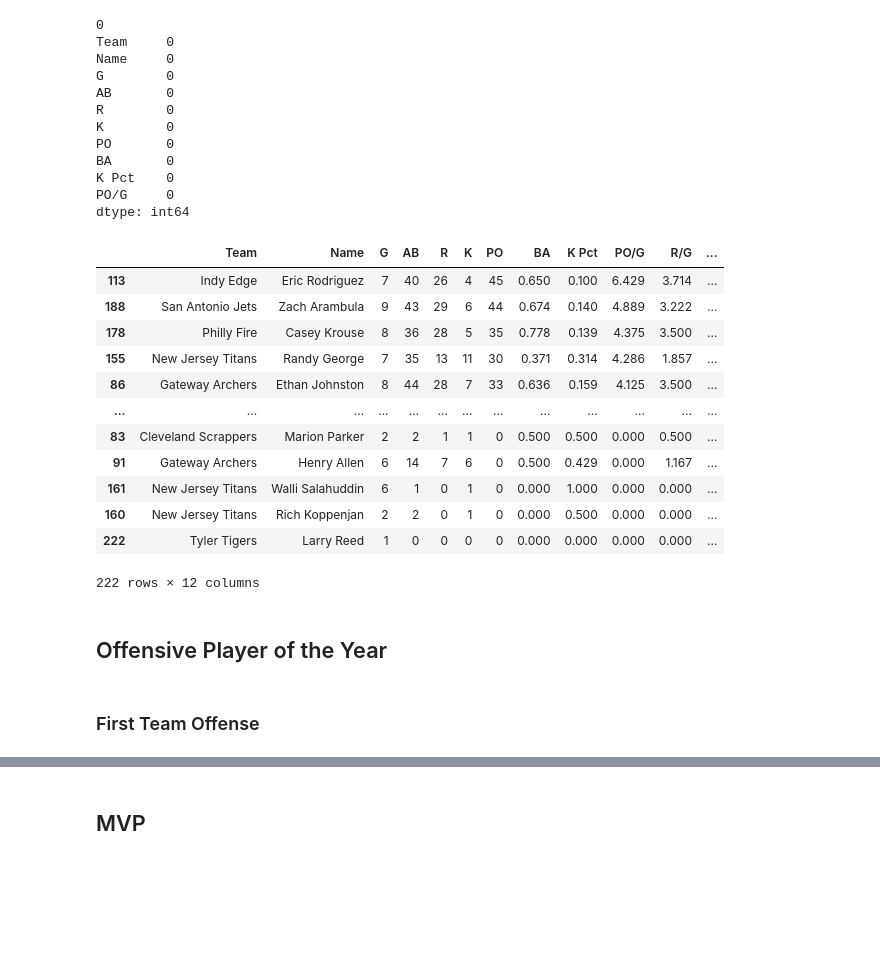
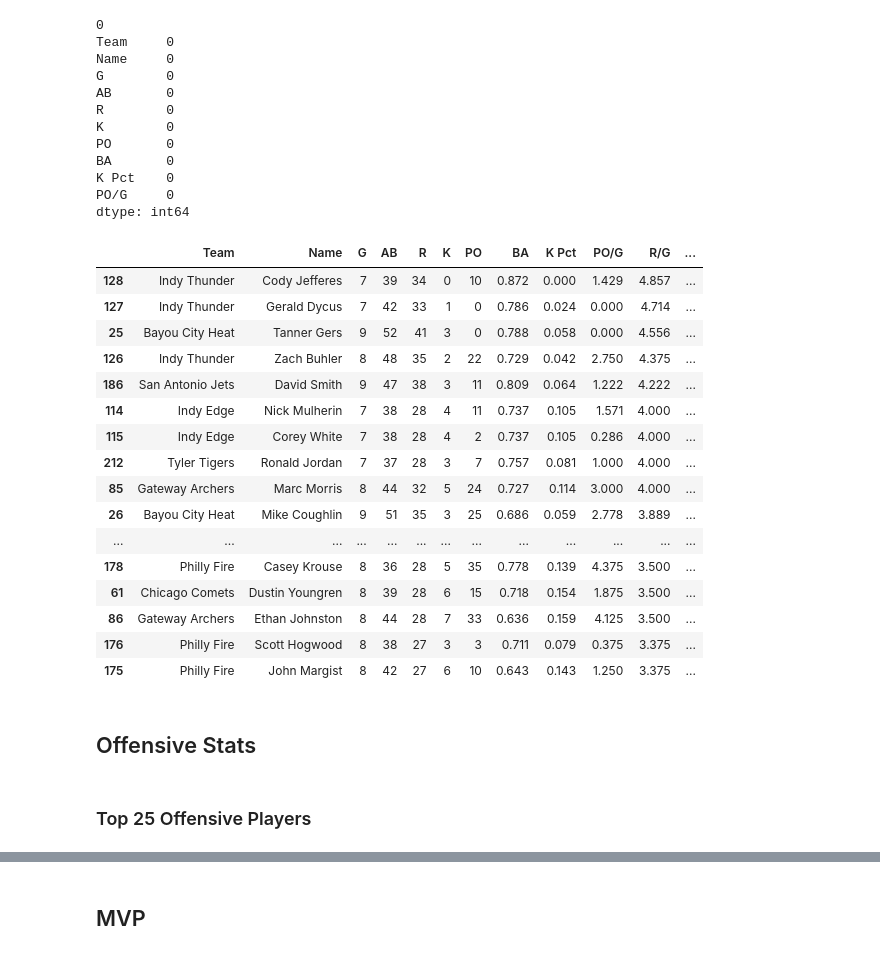
Before and after one commit to chrishunt11/Beep_Baseball_Stats, a Jupyter notebook: Beep Baseball Analysis.ipynb, the cells around one changed output, grey strips where cells are left out. Drawn from its saved outputs; the diff is of its cells as text; code cells hidden in the pictures; blank space fills up the shorter version.

```diff
--- a/Beep Baseball Analysis.ipynb
+++ b/Beep Baseball Analysis.ipynb
@@ -73,23 +73,27 @@ df['R/G'] = (df['R'] / df['G']).round(3)
 # %%
 df['SO/G'] = (df['K'] / df['G']).round(3)
 # %%
-df.sort_values(by='PO/G', ascending=False)
+df.sort_values(by='R/G', ascending=False).head(20)
 # %% [output]
 |  | Team | Name | G | AB | R | K | PO | BA | K Pct | PO/G | R/G | ... |
-| 113 | Indy Edge | Eric Rodriguez | 7 | 40 | 26 | 4 | 45 | 0.650 | 0.100 | 6.429 | 3.714 | ... |
-| 188 | San Antonio Jets | Zach Arambula | 9 | 43 | 29 | 6 | 44 | 0.674 | 0.140 | 4.889 | 3.222 | ... |
+| 128 | Indy Thunder | Cody Jefferes | 7 | 39 | 34 | 0 | 10 | 0.872 | 0.000 | 1.429 | 4.857 | ... |
+| 127 | Indy Thunder | Gerald Dycus | 7 | 42 | 33 | 1 | 0 | 0.786 | 0.024 | 0.000 | 4.714 | ... |
+| 25 | Bayou City Heat | Tanner Gers | 9 | 52 | 41 | 3 | 0 | 0.788 | 0.058 | 0.000 | 4.556 | ... |
+| 126 | Indy Thunder | Zach Buhler | 8 | 48 | 35 | 2 | 22 | 0.729 | 0.042 | 2.750 | 4.375 | ... |
+| 186 | San Antonio Jets | David Smith | 9 | 47 | 38 | 3 | 11 | 0.809 | 0.064 | 1.222 | 4.222 | ... |
+| 114 | Indy Edge | Nick Mulherin | 7 | 38 | 28 | 4 | 11 | 0.737 | 0.105 | 1.571 | 4.000 | ... |
+| 115 | Indy Edge | Corey White | 7 | 38 | 28 | 4 | 2 | 0.737 | 0.105 | 0.286 | 4.000 | ... |
+| 212 | Tyler Tigers | Ronald Jordan | 7 | 37 | 28 | 3 | 7 | 0.757 | 0.081 | 1.000 | 4.000 | ... |
+| 85 | Gateway Archers | Marc Morris | 8 | 44 | 32 | 5 | 24 | 0.727 | 0.114 | 3.000 | 4.000 | ... |
+| 26 | Bayou City Heat | Mike Coughlin | 9 | 51 | 35 | 3 | 25 | 0.686 | 0.059 | 2.778 | 3.889 | ... |
+| ... | ... | ... | ... | ... | ... | ... | ... | ... | ... | ... | ... | ... |
 | 178 | Philly Fire | Casey Krouse | 8 | 36 | 28 | 5 | 35 | 0.778 | 0.139 | 4.375 | 3.500 | ... |
-| 155 | New Jersey Titans | Randy George | 7 | 35 | 13 | 11 | 30 | 0.371 | 0.314 | 4.286 | 1.857 | ... |
+| 61 | Chicago Comets | Dustin Youngren | 8 | 39 | 28 | 6 | 15 | 0.718 | 0.154 | 1.875 | 3.500 | ... |
 | 86 | Gateway Archers | Ethan Johnston | 8 | 44 | 28 | 7 | 33 | 0.636 | 0.159 | 4.125 | 3.500 | ... |
-| ... | ... | ... | ... | ... | ... | ... | ... | ... | ... | ... | ... | ... |
-| 83 | Cleveland Scrappers | Marion Parker | 2 | 2 | 1 | 1 | 0 | 0.500 | 0.500 | 0.000 | 0.500 | ... |
-| 91 | Gateway Archers | Henry Allen | 6 | 14 | 7 | 6 | 0 | 0.500 | 0.429 | 0.000 | 1.167 | ... |
-| 161 | New Jersey Titans | Walli Salahuddin | 6 | 1 | 0 | 1 | 0 | 0.000 | 1.000 | 0.000 | 0.000 | ... |
-| 160 | New Jersey Titans | Rich Koppenjan | 2 | 2 | 0 | 1 | 0 | 0.000 | 0.500 | 0.000 | 0.000 | ... |
-| 222 | Tyler Tigers | Larry Reed | 1 | 0 | 0 | 0 | 0 | 0.000 | 0.000 | 0.000 | 0.000 | ... |
+| 176 | Philly Fire | Scott Hogwood | 8 | 38 | 27 | 3 | 3 | 0.711 | 0.079 | 0.375 | 3.375 | ... |
+| 175 | Philly Fire | John Margist | 8 | 42 | 27 | 6 | 10 | 0.643 | 0.143 | 1.250 | 3.375 | ... |
-222 rows × 12 columns
 # %% [markdown]
-## Offensive Player of the Year
+## Offensive Stats
 # %%
 def calculate_offensive_score(stats):
     # Define weights for each offensive metric
@@ -114,5 +118,5 @@ def calculate_offensive_score(stats):
 
 df['Offensive_Score'] = df.apply(calculate_offensive_score, axis=1)
 # %% [markdown]
-### First Team Offense
+### Top 25 Offensive Players
 # %%
```
Also changed, not shown: parts of 20 cells of this notebook.
